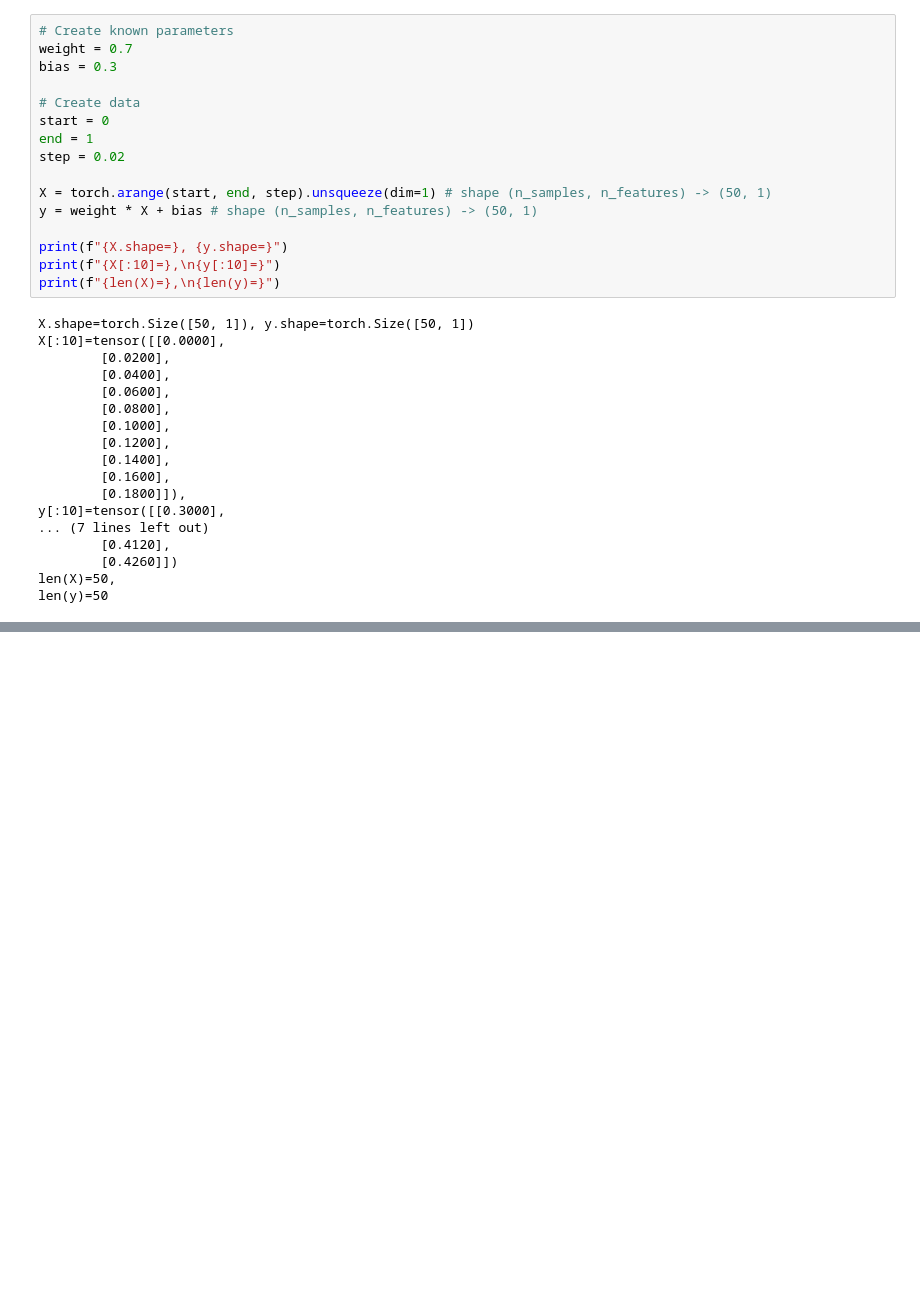
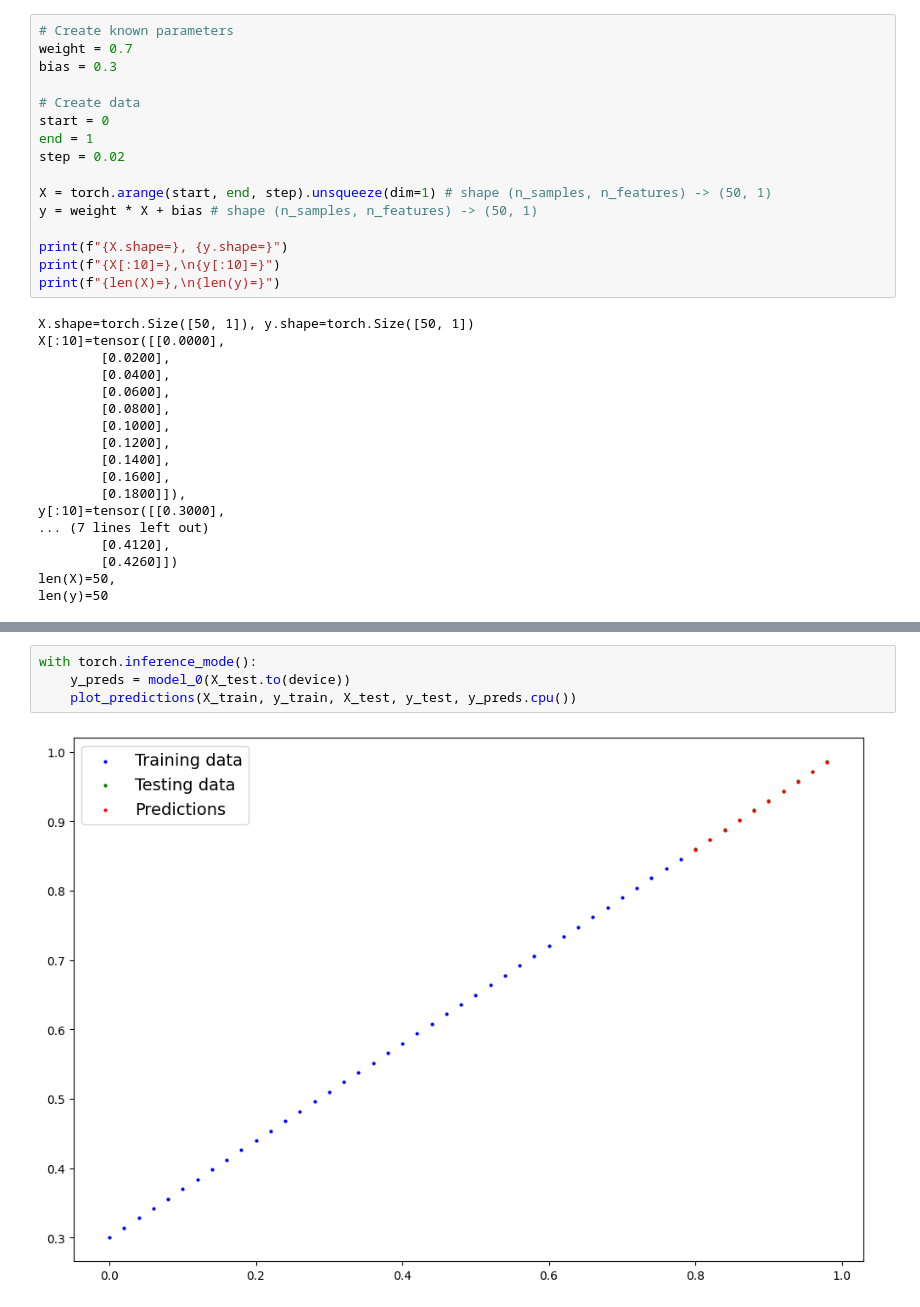
Before and after one commit to Zireael26/pytorch-deep-learning, a Jupyter notebook: my_notebooks/01_pytorch_workflow.ipynb, the cells around one changed output, grey strips where cells are left out. Cells and saved outputs as stored; diff of their text form; blank space fills up the shorter version.

```diff
--- a/my_notebooks/01_pytorch_workflow.ipynb
+++ b/my_notebooks/01_pytorch_workflow.ipynb
@@ -73,0 +276,6 @@ len(y)=50
+# %%
+with torch.inference_mode():
+    y_preds = model_0(X_test.to(device))
+    plot_predictions(X_train, y_train, X_test, y_test, y_preds.cpu())
+# %% [output]
+[figure, added]
```
Also changed, not shown: parts of 18 cells of this notebook, 1 other file.
